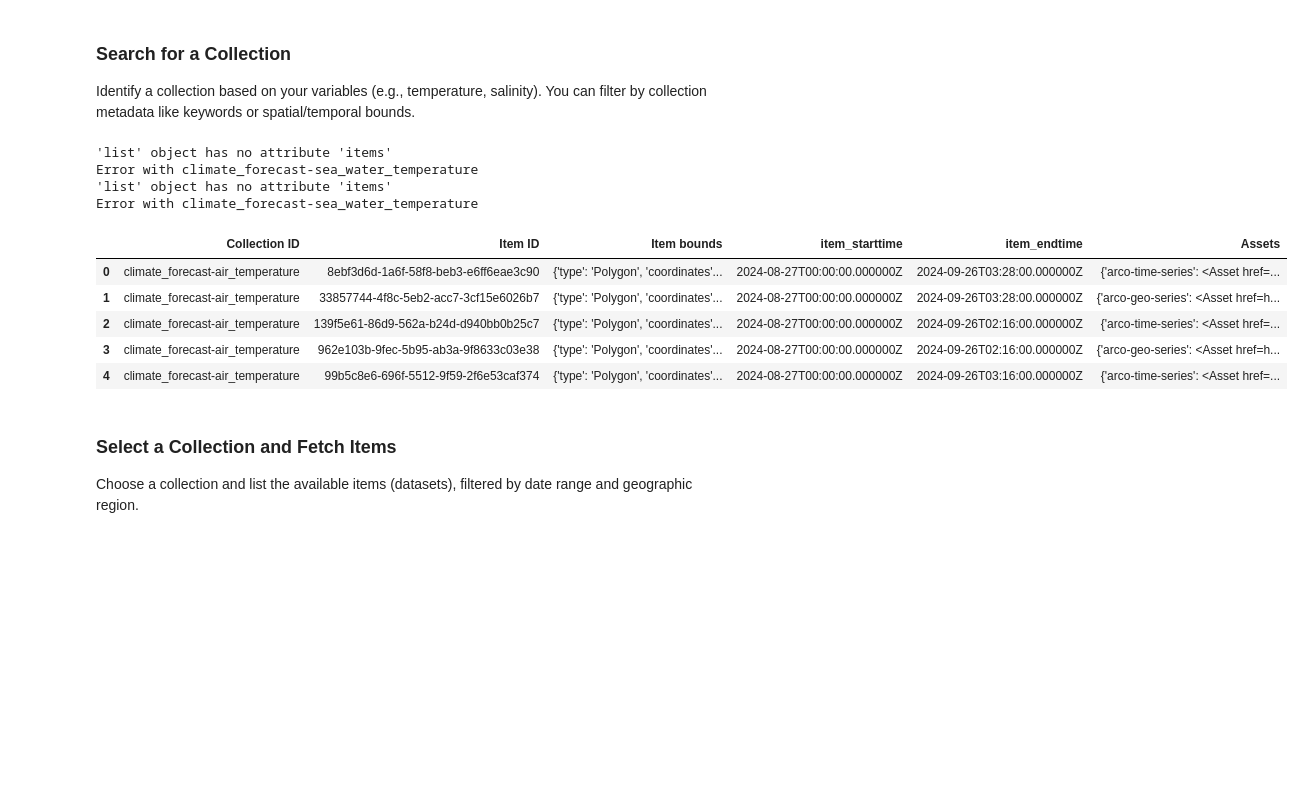
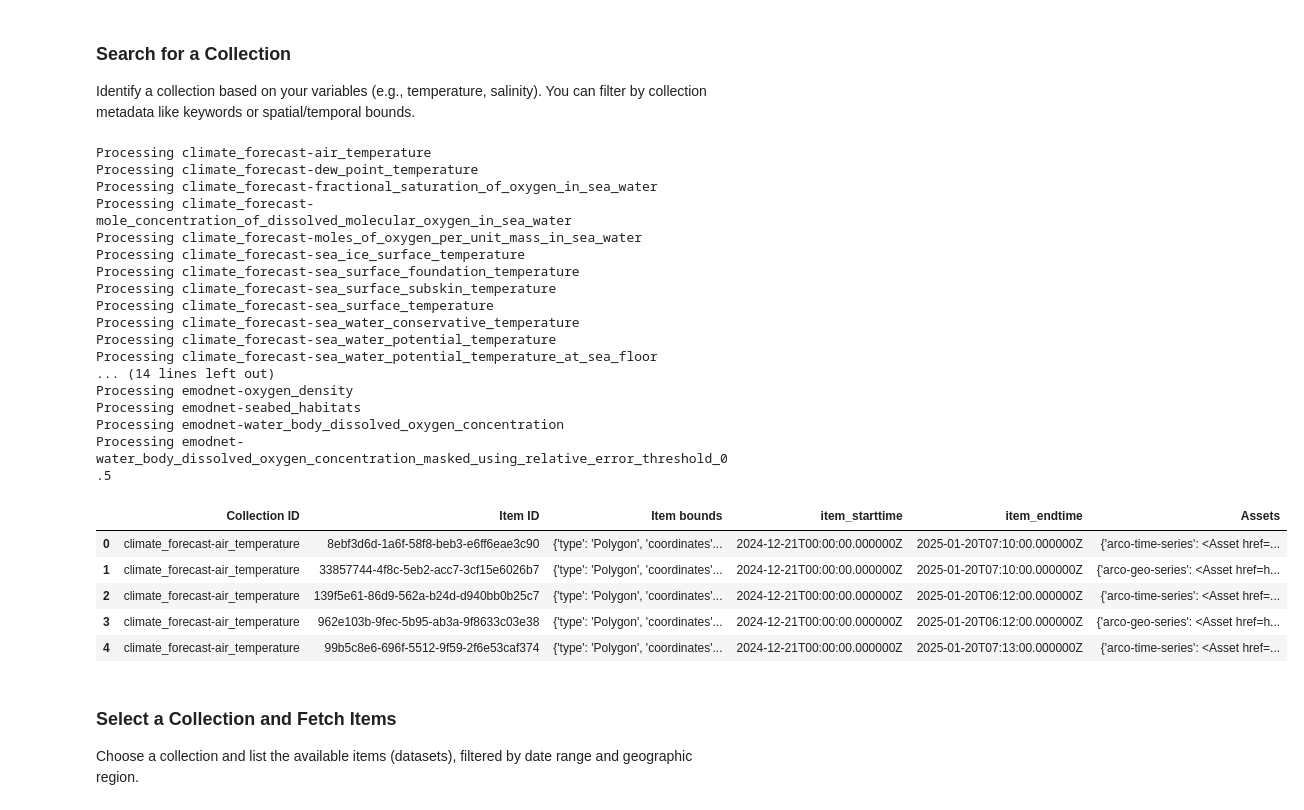
Before and after one commit to samuelfooks/Geospatial-Data-Processing-with-STAC-R-Python, a Jupyter notebook: search_edito_stac_zarr_assets.ipynb, the cells around one changed output. Saved outputs shown, nothing was run; the diff lists cells and outputs as text; code cells hidden in the pictures; blank space fills up the shorter version.

```diff
--- a/search_edito_stac_zarr_assets.ipynb
+++ b/search_edito_stac_zarr_assets.ipynb
@@ -16,6 +18,6 @@ Use pystac-client to connect to a STAC endpoint (https://catalog.dive.edito.eu/)
 # %%
 # STAC API root URL
-URL = 'https://catalog.dive.edito.eu'
+URL = 'https://api.dive.edito.eu/data/collections'
 # URL = 'https://s3.waw3-1.cloudferro.com/emodnet/bio_oracle/stac/catalog.json'
 # custom headers
 headers = []
@@ -28,8 +53,7 @@ cat
 ### Browse the Catalog
 Navigate through the root catalog to find sub-catalogs and collections of interest
 # %%
-collections = list(cat.get_all_collections())
-print(f'Found {len(collections)} collections')
+collections = cat.get_collections()
 for collection in collections:
     if 'chlorophyll' in collection.id:
         print(collection.id)
@@ -46,37 +84,50 @@ KeyboardInterrupt:
 Identify a collection based on your variables (e.g., temperature, salinity). You can filter by collection metadata like keywords or spatial/temporal bounds.
 # %%
 all_items = []
-collection_selection = ['oxygen', 'habitat', 'elevation', 'temperature']
-for collection in collections:
-    if 'oxygen' in collection.id or 'habitat' in collection.id or 'temperature' in collection.id:
-        collection_items = collection.get_all_items()
-        try:
-            for item in collection_items:
-                # Append item information to the list
-                geometry = item.geometry.to_dict()
-                all_items.append({  'Collection ID': collection.id,
-                                    'Item ID': item.id,
-                                    'Item bounds': item.geometry,
-                                    'item_starttime': item.properties['start_datetime'],
-                                    'item_endtime': item.properties['end_datetime'],
-                                    'Assets': item.assets})
-        except Exception as e:
-            print(e)
-            print(f'Error with {collection.id}')
-            continue
+collection_selection = ['oxygen', 'habitat', 'eunis', 'elevation', 'temperature']
+for collection in cat.get_collections():
+    for selector in collection_selection:
+        if selector in collection.id:
+            collection_items = collection.get_all_items()
+            try:
+                for item in collection_items:
+                    # Append item information to the list
+                    all_items.append({  'Collection ID': collection.id,
+                                        'Item ID': item.id,
+                                        'Item bounds': item.geometry,
+                                        'item_starttime': item.properties['start_datetime'],
+                                        'item_endtime': item.properties['end_datetime'],
+                                        'Assets': item.assets})
+            except Exception as e:
+                print(e)
+                print(f'Error with {collection.id}')
+                continue
 oxygen_habitat_temperature_items_df = pd.DataFrame(all_items)
 oxygen_habitat_temperature_items_df.head()
 # %% [output]
-'list' object has no attribute 'items'
-Error with climate_forecast-sea_water_temperature
-'list' object has no attribute 'items'
-Error with climate_forecast-sea_water_temperature
+Processing climate_forecast-air_temperature
+Processing climate_forecast-dew_point_temperature
+Processing climate_forecast-fractional_saturation_of_oxygen_in_sea_water
+Processing climate_forecast-mole_concentration_of_dissolved_molecular_oxygen_in_sea_water
+Processing climate_forecast-moles_of_oxygen_per_unit_mass_in_sea_water
+Processing climate_forecast-sea_ice_surface_temperature
+Processing climate_forecast-sea_surface_foundation_temperature
+Processing climate_forecast-sea_surface_subskin_temperature
+Processing climate_forecast-sea_surface_temperature
+Processing climate_forecast-sea_water_conservative_temperature
+Processing climate_forecast-sea_water_potential_temperature
+Processing climate_forecast-sea_water_potential_temperature_at_sea_floor
+... (14 lines left out)
+Processing emodnet-oxygen_density
+Processing emodnet-seabed_habitats
+Processing emodnet-water_body_dissolved_oxygen_concentration
+Processing emodnet-water_body_dissolved_oxygen_concentration_masked_using_relative_error_threshold_0.5
 |  | Collection ID | Item ID | Item bounds | item_starttime | item_endtime | Assets |
-| 0 | climate_forecast-air_temperature | 8ebf3d6d-1a6f-58f8-beb3-e6ff6eae3c90 | {'type': 'Polygon', 'coordinates'... | 2024-08-27T00:00:00.000000Z | 2024-09-26T03:28:00.000000Z | {'arco-time-series': <Asset href=... |
-| 1 | climate_forecast-air_temperature | 33857744-4f8c-5eb2-acc7-3cf15e6026b7 | {'type': 'Polygon', 'coordinates'... | 2024-08-27T00:00:00.000000Z | 2024-09-26T03:28:00.000000Z | {'arco-geo-series': <Asset href=h... |
-| 2 | climate_forecast-air_temperature | 139f5e61-86d9-562a-b24d-d940bb0b25c7 | {'type': 'Polygon', 'coordinates'... | 2024-08-27T00:00:00.000000Z | 2024-09-26T02:16:00.000000Z | {'arco-time-series': <Asset href=... |
-| 3 | climate_forecast-air_temperature | 962e103b-9fec-5b95-ab3a-9f8633c03e38 | {'type': 'Polygon', 'coordinates'... | 2024-08-27T00:00:00.000000Z | 2024-09-26T02:16:00.000000Z | {'arco-geo-series': <Asset href=h... |
-| 4 | climate_forecast-air_temperature | 99b5c8e6-696f-5512-9f59-2f6e53caf374 | {'type': 'Polygon', 'coordinates'... | 2024-08-27T00:00:00.000000Z | 2024-09-26T03:16:00.000000Z | {'arco-time-series': <Asset href=... |
+| 0 | climate_forecast-air_temperature | 8ebf3d6d-1a6f-58f8-beb3-e6ff6eae3c90 | {'type': 'Polygon', 'coordinates'... | 2024-12-21T00:00:00.000000Z | 2025-01-20T07:10:00.000000Z | {'arco-time-series': <Asset href=... |
+| 1 | climate_forecast-air_temperature | 33857744-4f8c-5eb2-acc7-3cf15e6026b7 | {'type': 'Polygon', 'coordinates'... | 2024-12-21T00:00:00.000000Z | 2025-01-20T07:10:00.000000Z | {'arco-geo-series': <Asset href=h... |
+| 2 | climate_forecast-air_temperature | 139f5e61-86d9-562a-b24d-d940bb0b25c7 | {'type': 'Polygon', 'coordinates'... | 2024-12-21T00:00:00.000000Z | 2025-01-20T06:12:00.000000Z | {'arco-time-series': <Asset href=... |
+| 3 | climate_forecast-air_temperature | 962e103b-9fec-5b95-ab3a-9f8633c03e38 | {'type': 'Polygon', 'coordinates'... | 2024-12-21T00:00:00.000000Z | 2025-01-20T06:12:00.000000Z | {'arco-geo-series': <Asset href=h... |
+| 4 | climate_forecast-air_temperature | 99b5c8e6-696f-5512-9f59-2f6e53caf374 | {'type': 'Polygon', 'coordinates'... | 2024-12-21T00:00:00.000000Z | 2025-01-20T07:13:00.000000Z | {'arco-time-series': <Asset href=... |
 # %% [markdown]
 ### Select a Collection and Fetch Items
 Choose a collection and list the available items (datasets), filtered by date range and geographic region.
```
Also changed, not shown: parts of 7 cells of this notebook, 3 other files.
